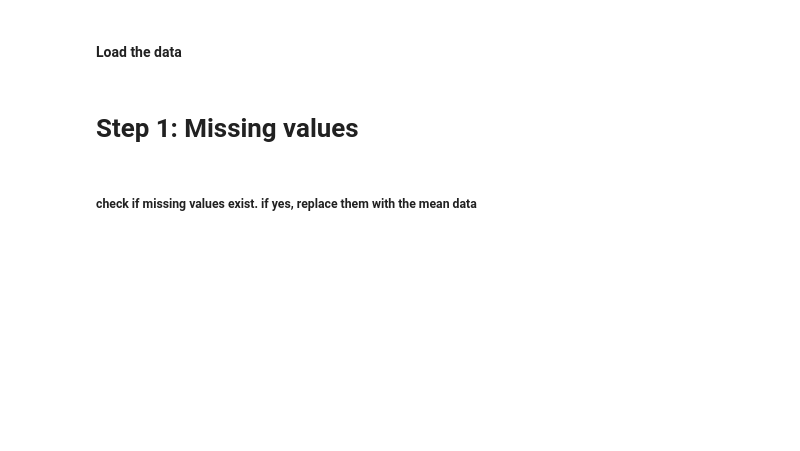
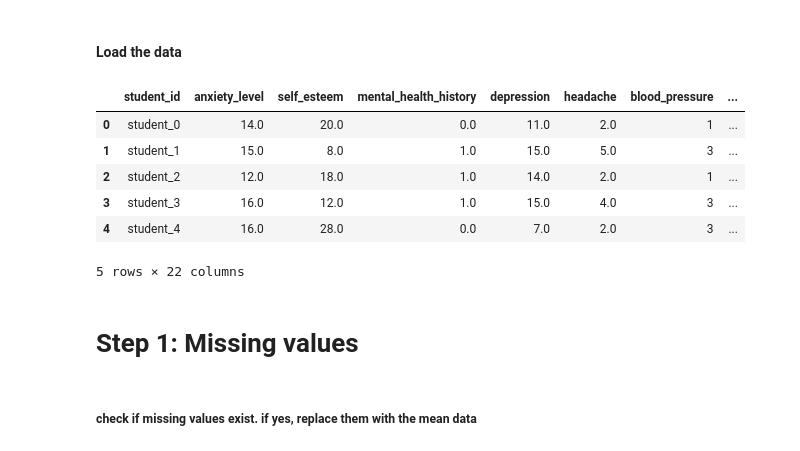
Before and after one commit to Huseny/data_cleaning, a Jupyter notebook: A2.ipynb, the cells around one changed output. Cells and saved outputs as stored; diff of their text form; code cells hidden in the pictures; blank space fills up the shorter version.

```diff
--- a/A2.ipynb
+++ b/A2.ipynb
@@ -5,6 +5,15 @@ from scipy.stats import zscore
 #### Load the data
 # %%
 data = pd.read_csv("cleaned_data.csv")
+data.head()
+# %% [output]
+|  | student_id | anxiety_level | self_esteem | mental_health_history | depression | headache | blood_pressure | ... |
+| 0 | student_0 | 14.0 | 20.0 | 0.0 | 11.0 | 2.0 | 1 | ... |
+| 1 | student_1 | 15.0 | 8.0 | 1.0 | 15.0 | 5.0 | 3 | ... |
+| 2 | student_2 | 12.0 | 18.0 | 1.0 | 14.0 | 2.0 | 1 | ... |
+| 3 | student_3 | 16.0 | 12.0 | 1.0 | 15.0 | 4.0 | 3 | ... |
+| 4 | student_4 | 16.0 | 28.0 | 0.0 | 7.0 | 2.0 | 3 | ... |
+5 rows × 22 columns
 # %% [markdown]
 # Step 1: Missing values
 # %% [markdown]
```
Also changed, not shown: parts of 17 cells of this notebook, 3 other files.
